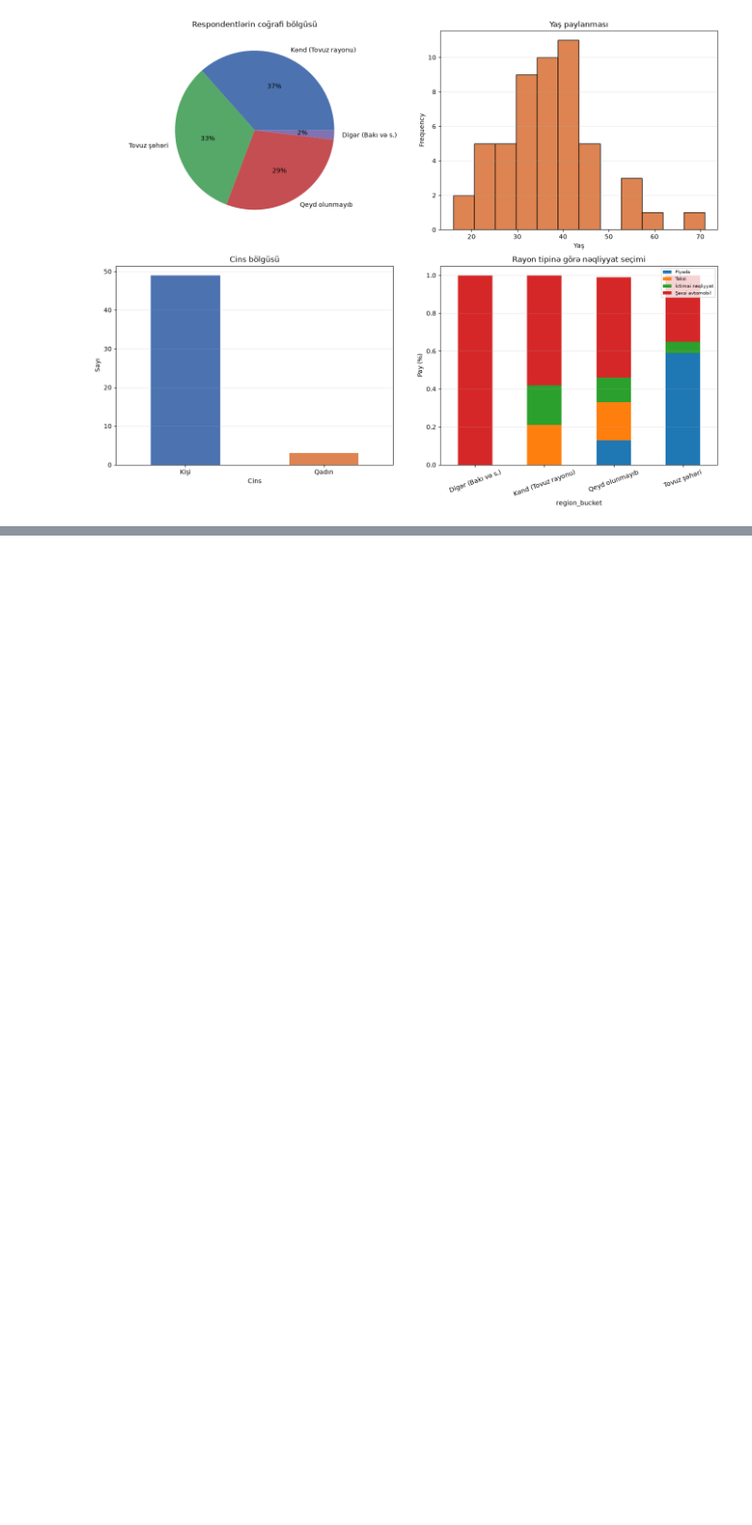
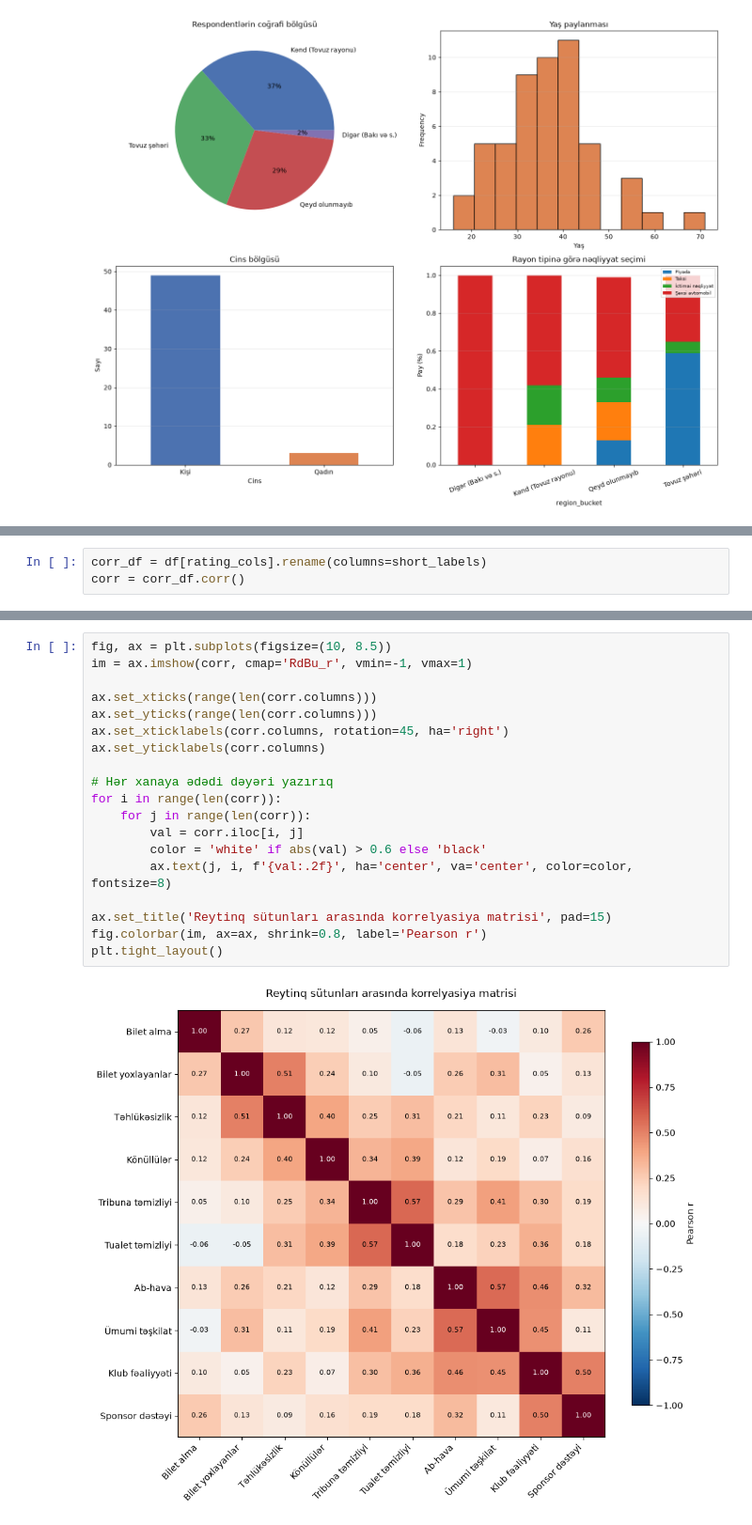
Before and after one commit to rashidmajidov/fif_project, a Jupyter notebook: notebooks/02_eda.ipynb, the cells around one changed output, grey strips where cells are left out. Shown at 94% size. Drawn from its saved outputs; the diff is of its cells as text; blank space fills up the shorter version.

Commit message:
feat: adding eda and visualizations

```diff
--- a/notebooks/02_eda.ipynb
+++ b/notebooks/02_eda.ipynb
@@ -601,0 +676,3 @@ plt.tight_layout()
+# %%
+corr_df = df[rating_cols].rename(columns=short_labels)
+corr = corr_df.corr()
@@ -601,0 +697,21 @@ plt.tight_layout()
+# %%
+fig, ax = plt.subplots(figsize=(10, 8.5))
+im = ax.imshow(corr, cmap='RdBu_r', vmin=-1, vmax=1)
+
+ax.set_xticks(range(len(corr.columns)))
+ax.set_yticks(range(len(corr.columns)))
+ax.set_xticklabels(corr.columns, rotation=45, ha='right')
+ax.set_yticklabels(corr.columns)
+
+# Hər xanaya ədədi dəyəri yazırıq
+for i in range(len(corr)):
+    for j in range(len(corr)):
+        val = corr.iloc[i, j]
+        color = 'white' if abs(val) > 0.6 else 'black'
+        ax.text(j, i, f'{val:.2f}', ha='center', va='center', color=color, fontsize=8)
+
+ax.set_title('Reytinq sütunları arasında korrelyasiya matrisi', pad=15)
+fig.colorbar(im, ax=ax, shrink=0.8, label='Pearson r')
+plt.tight_layout()
+# %% [output]
+[figure, added]
```
Also changed, not shown: parts of 25 cells of this notebook.
